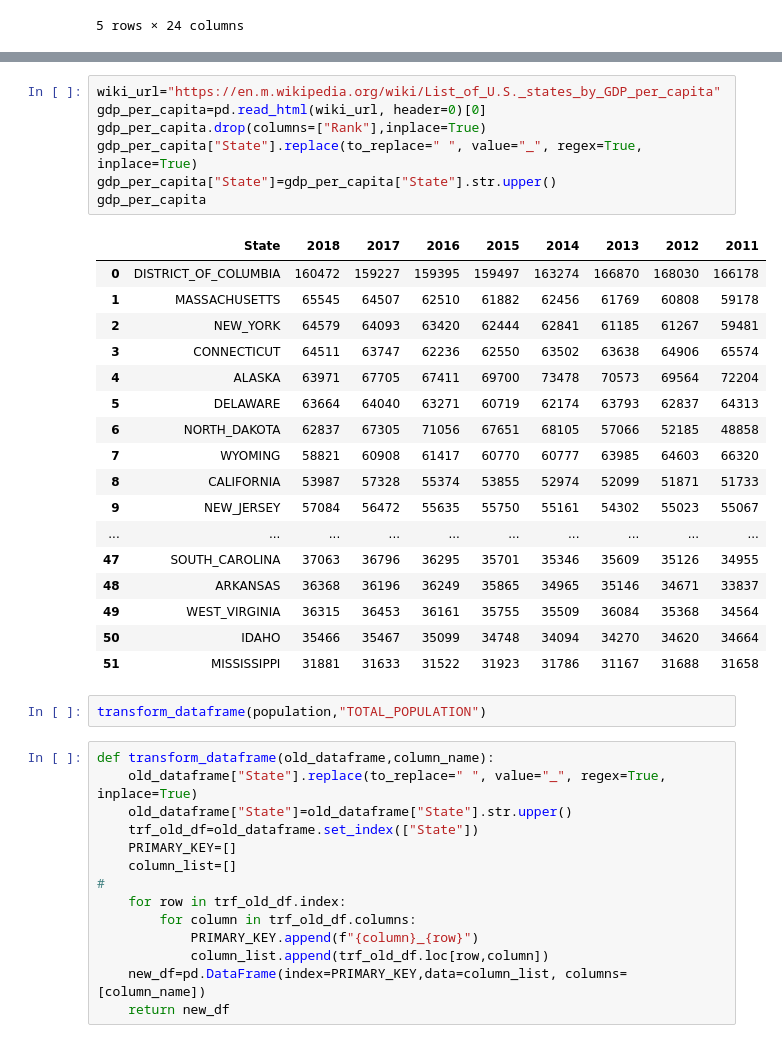
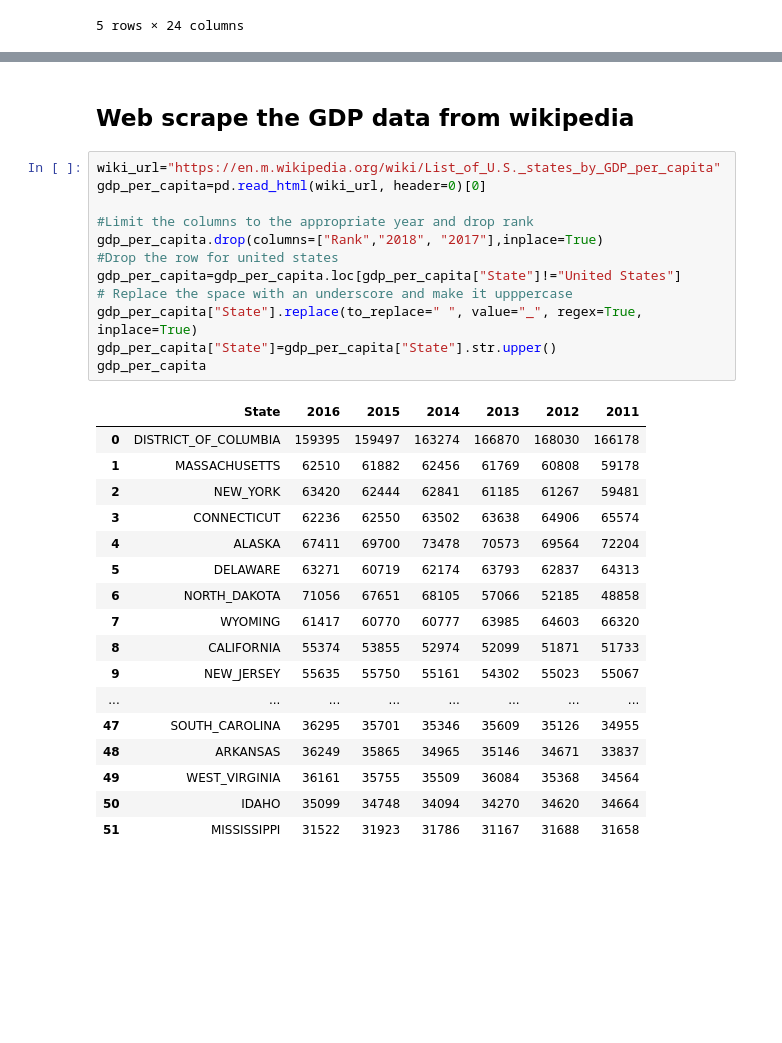
Before and after one commit to rschroer/ETL_Project, a Jupyter notebook: Transform_Data.ipynb, the cells around one changed output, grey strips where cells are left out. Cells and saved outputs as stored; diff of their text form; blank space fills up the shorter version.

```diff
--- a/Transform_Data.ipynb
+++ b/Transform_Data.ipynb
@@ -96,41 +170,32 @@ transform_dataframe(population,"TOTAL_POPULATION")
+# %% [markdown]
+## Web scrape the GDP data from wikipedia
 # %%
 wiki_url="https://en.m.wikipedia.org/wiki/List_of_U.S._states_by_GDP_per_capita"
 gdp_per_capita=pd.read_html(wiki_url, header=0)[0]
-gdp_per_capita.drop(columns=["Rank"],inplace=True)
+
+#Limit the columns to the appropriate year and drop rank
+gdp_per_capita.drop(columns=["Rank","2018", "2017"],inplace=True)
+#Drop the row for united states
+gdp_per_capita=gdp_per_capita.loc[gdp_per_capita["State"]!="United States"]
+# Replace the space with an underscore and make it upppercase
 gdp_per_capita["State"].replace(to_replace=" ", value="_", regex=True, inplace=True)
 gdp_per_capita["State"]=gdp_per_capita["State"].str.upper()
 gdp_per_capita
 # %% [output]
-|  | State | 2018 | 2017 | 2016 | 2015 | 2014 | 2013 | 2012 | 2011 |
-| 0 | DISTRICT_OF_COLUMBIA | 160472 | 159227 | 159395 | 159497 | 163274 | 166870 | 168030 | 166178 |
-| 1 | MASSACHUSETTS | 65545 | 64507 | 62510 | 61882 | 62456 | 61769 | 60808 | 59178 |
-| 2 | NEW_YORK | 64579 | 64093 | 63420 | 62444 | 62841 | 61185 | 61267 | 59481 |
-| 3 | CONNECTICUT | 64511 | 63747 | 62236 | 62550 | 63502 | 63638 | 64906 | 65574 |
-| 4 | ALASKA | 63971 | 67705 | 67411 | 69700 | 73478 | 70573 | 69564 | 72204 |
-| 5 | DELAWARE | 63664 | 64040 | 63271 | 60719 | 62174 | 63793 | 62837 | 64313 |
-| 6 | NORTH_DAKOTA | 62837 | 67305 | 71056 | 67651 | 68105 | 57066 | 52185 | 48858 |
-| 7 | WYOMING | 58821 | 60908 | 61417 | 60770 | 60777 | 63985 | 64603 | 66320 |
-| 8 | CALIFORNIA | 53987 | 57328 | 55374 | 53855 | 52974 | 52099 | 51871 | 51733 |
-| 9 | NEW_JERSEY | 57084 | 56472 | 55635 | 55750 | 55161 | 54302 | 55023 | 55067 |
-| ... | ... | ... | ... | ... | ... | ... | ... | ... | ... |
-| 47 | SOUTH_CAROLINA | 37063 | 36796 | 36295 | 35701 | 35346 | 35609 | 35126 | 34955 |
-| 48 | ARKANSAS | 36368 | 36196 | 36249 | 35865 | 34965 | 35146 | 34671 | 33837 |
-| 49 | WEST_VIRGINIA | 36315 | 36453 | 36161 | 35755 | 35509 | 36084 | 35368 | 34564 |
-| 50 | IDAHO | 35466 | 35467 | 35099 | 34748 | 34094 | 34270 | 34620 | 34664 |
-| 51 | MISSISSIPPI | 31881 | 31633 | 31522 | 31923 | 31786 | 31167 | 31688 | 31658 |
+|  | State | 2016 | 2015 | 2014 | 2013 | 2012 | 2011 |
+| 0 | DISTRICT_OF_COLUMBIA | 159395 | 159497 | 163274 | 166870 | 168030 | 166178 |
+| 1 | MASSACHUSETTS | 62510 | 61882 | 62456 | 61769 | 60808 | 59178 |
+| 2 | NEW_YORK | 63420 | 62444 | 62841 | 61185 | 61267 | 59481 |
+| 3 | CONNECTICUT | 62236 | 62550 | 63502 | 63638 | 64906 | 65574 |
+| 4 | ALASKA | 67411 | 69700 | 73478 | 70573 | 69564 | 72204 |
+| 5 | DELAWARE | 63271 | 60719 | 62174 | 63793 | 62837 | 64313 |
+| 6 | NORTH_DAKOTA | 71056 | 67651 | 68105 | 57066 | 52185 | 48858 |
+| 7 | WYOMING | 61417 | 60770 | 60777 | 63985 | 64603 | 66320 |
+| 8 | CALIFORNIA | 55374 | 53855 | 52974 | 52099 | 51871 | 51733 |
+| 9 | NEW_JERSEY | 55635 | 55750 | 55161 | 54302 | 55023 | 55067 |
+| ... | ... | ... | ... | ... | ... | ... | ... |
+| 47 | SOUTH_CAROLINA | 36295 | 35701 | 35346 | 35609 | 35126 | 34955 |
+| 48 | ARKANSAS | 36249 | 35865 | 34965 | 35146 | 34671 | 33837 |
+| 49 | WEST_VIRGINIA | 36161 | 35755 | 35509 | 36084 | 35368 | 34564 |
+| 50 | IDAHO | 35099 | 34748 | 34094 | 34270 | 34620 | 34664 |
+| 51 | MISSISSIPPI | 31522 | 31923 | 31786 | 31167 | 31688 | 31658 |
-# %%
-transform_dataframe(population,"TOTAL_POPULATION")
-# %%
-def transform_dataframe(old_dataframe,column_name):
-    old_dataframe["State"].replace(to_replace=" ", value="_", regex=True, inplace=True)
-    old_dataframe["State"]=old_dataframe["State"].str.upper()
-    trf_old_df=old_dataframe.set_index(["State"])
-    PRIMARY_KEY=[]
-    column_list=[]
-#
-    for row in trf_old_df.index:
-        for column in trf_old_df.columns:
-            PRIMARY_KEY.append(f"{column}_{row}")
-            column_list.append(trf_old_df.loc[row,column])
-    new_df=pd.DataFrame(index=PRIMARY_KEY,data=column_list, columns=[column_name])
-    return new_df
```
Also changed, not shown: parts of 23 cells of this notebook.
